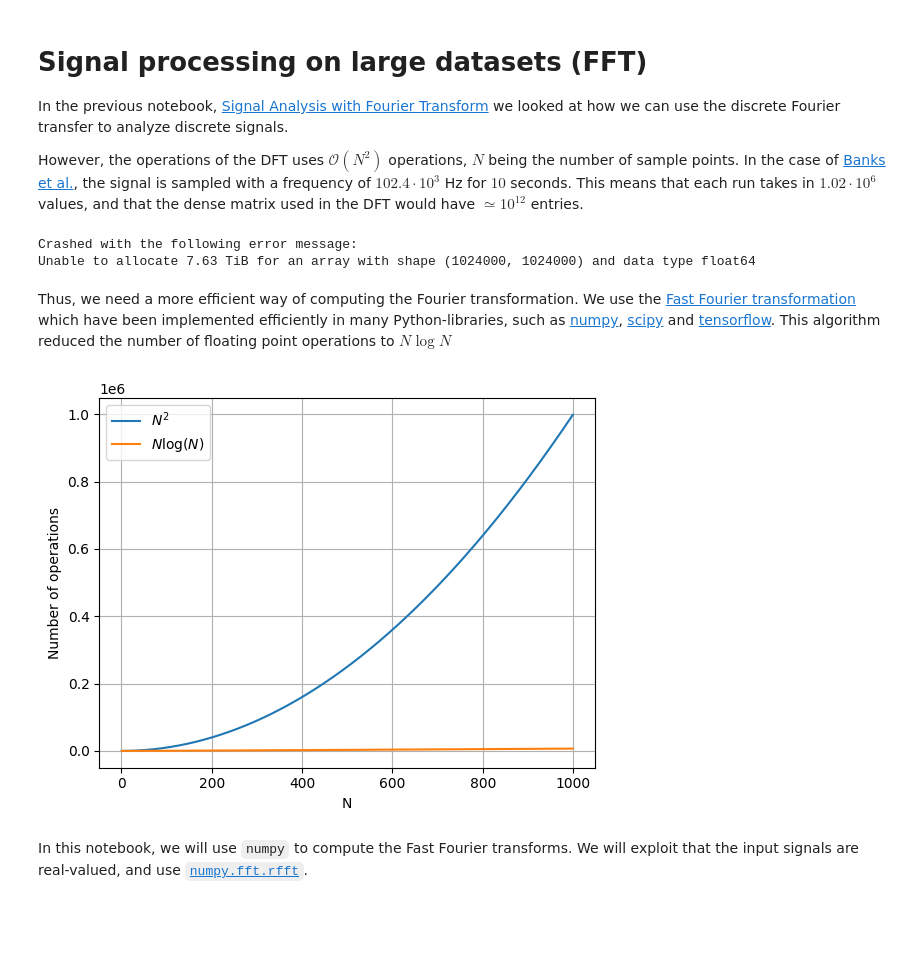
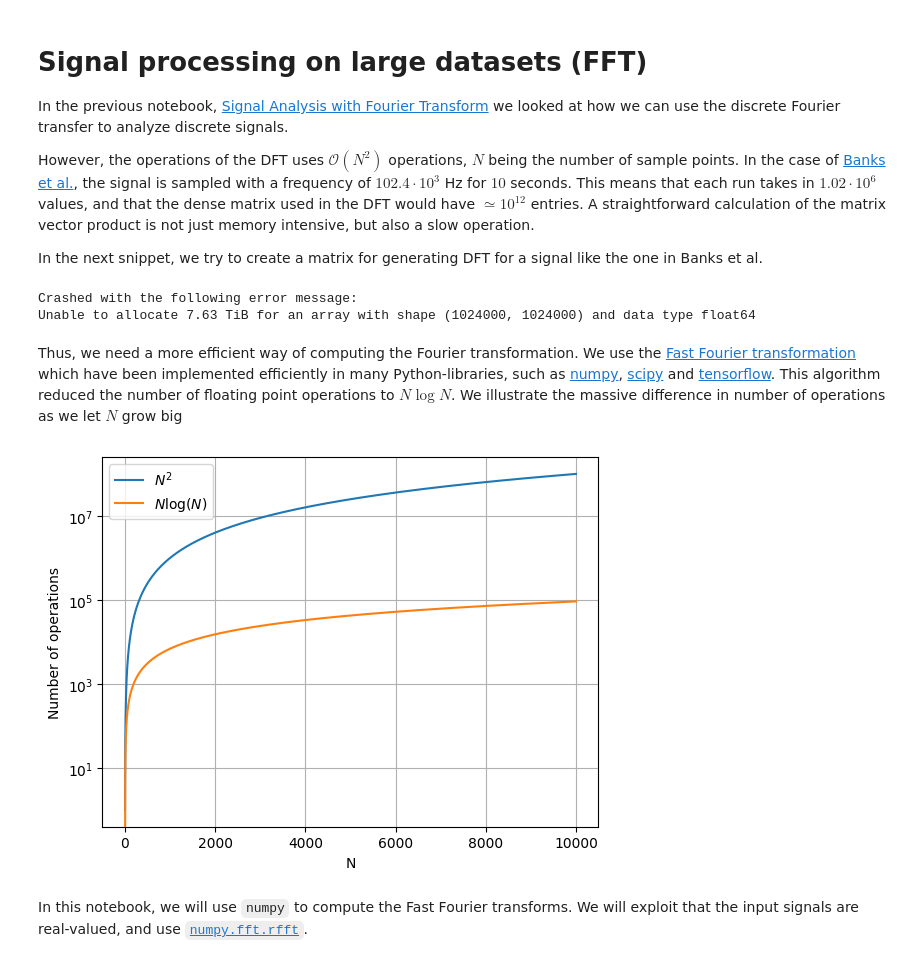
Before and after one commit to jorgensd/GearVibrationWorkshop, a Jupyter notebook: large_datasets.ipynb, the cells around one changed output. Drawn from its saved outputs; the diff is of its cells as text; code cells hidden in the pictures; blank space fills up the shorter version.

```diff
--- a/large_datasets.ipynb
+++ b/large_datasets.ipynb
@@ -4,7 +4,9 @@ In the previous notebook, [Signal Analysis with Fourier Transform](./discrete_fo
 
 However, the operations of the DFT uses $\mathcal{O}(N^2)$ operations, $N$ being the number of sample points.
 In the case of [Banks et al.](https://doi.org/10.1109/AERO.2004.1368169), the signal is sampled with a frequency of $102.4\cdot 10^3$ Hz for $10$ seconds.
-This means that each run takes in $1.02\cdot 10^6$ values, and that the dense matrix used in the DFT would have $\simeq 10^12$ entries.
+This means that each run takes in $1.02\cdot 10^6$ values, and that the dense matrix used in the DFT would have $\simeq 10^{12}$ entries. A straightforward calculation of the matrix vector product is not just memory intensive, but also a slow operation.
+
+In the next snippet, we try to create a matrix for generating DFT for a signal like the one in Banks et al.
 # %%
 import numpy as np
 import matplotlib.pyplot as plt
@@ -20,19 +22,19 @@ Crashed with the following error message:
 Unable to allocate 7.63 TiB for an array with shape (1024000, 1024000) and data type float64
 # %% [markdown]
 Thus, we need a more efficient way of computing the Fourier transformation. We use the [Fast Fourier transformation](https://doi.org/10.2307/2003354) which have been implemented efficiently in many Python-libraries, such as
-[numpy](https://numpy.org/doc/stable/reference/routines.fft.html), [scipy](https://docs.scipy.org/doc/scipy/tutorial/fft.html) and [tensorflow](https://www.tensorflow.org/api_docs/python/tf/signal/fft). This algorithm reduced the number of floating point operations to
-$N\log N$
+[numpy](https://numpy.org/doc/stable/reference/routines.fft.html), [scipy](https://docs.scipy.org/doc/scipy/tutorial/fft.html) and [tensorflow](https://www.tensorflow.org/api_docs/python/tf/signal/fft). This algorithm reduced the number of floating point operations to $N\log N$. We illustrate the massive difference in number of operations as we let $N$ grow big
 # %%
-N = np.arange(1, 1e3, dtype=np.int32)
+N = np.arange(1, 1e4, dtype=np.int32)
 plt.plot(N, N**2, label=r"$N^2$")
 plt.plot(N, N*np.log(N), label=r"$N\log(N)$")
 plt.legend()
 plt.ylabel("Number of operations")
 plt.xlabel("N")
+plt.gca().set_yscale("log")
 plt.grid()
 plt.show()
 # %% [output]
-[figure, old version]
+[figure, new version]
 # %% [markdown]
 In this notebook, we will use `numpy` to compute the Fast Fourier transforms. We will exploit that the input signals are real-valued, and use [`numpy.fft.rfft`](https://numpy.org/doc/stable/reference/generated/numpy.fft.rfft.html).
 # %% [markdown]
```
Also changed, not shown: parts of 1 cell of this notebook, 5 other files.
